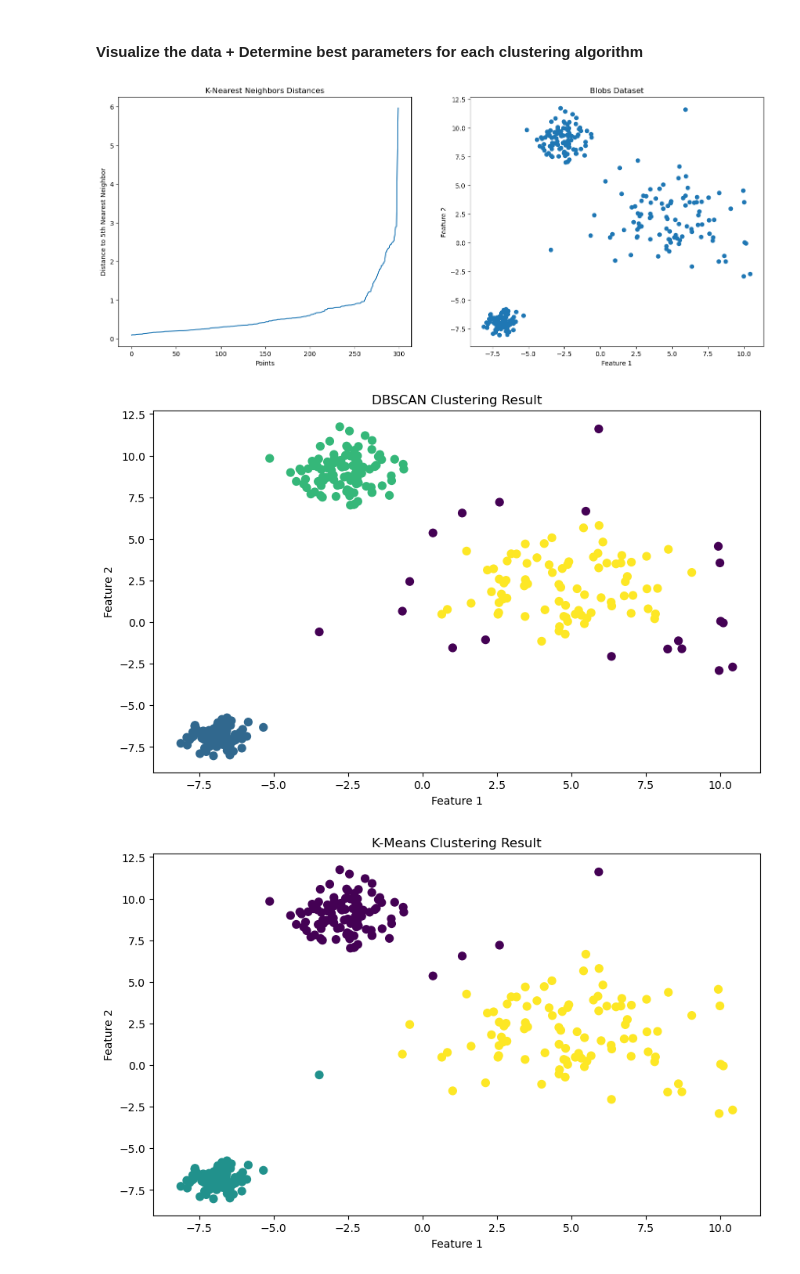
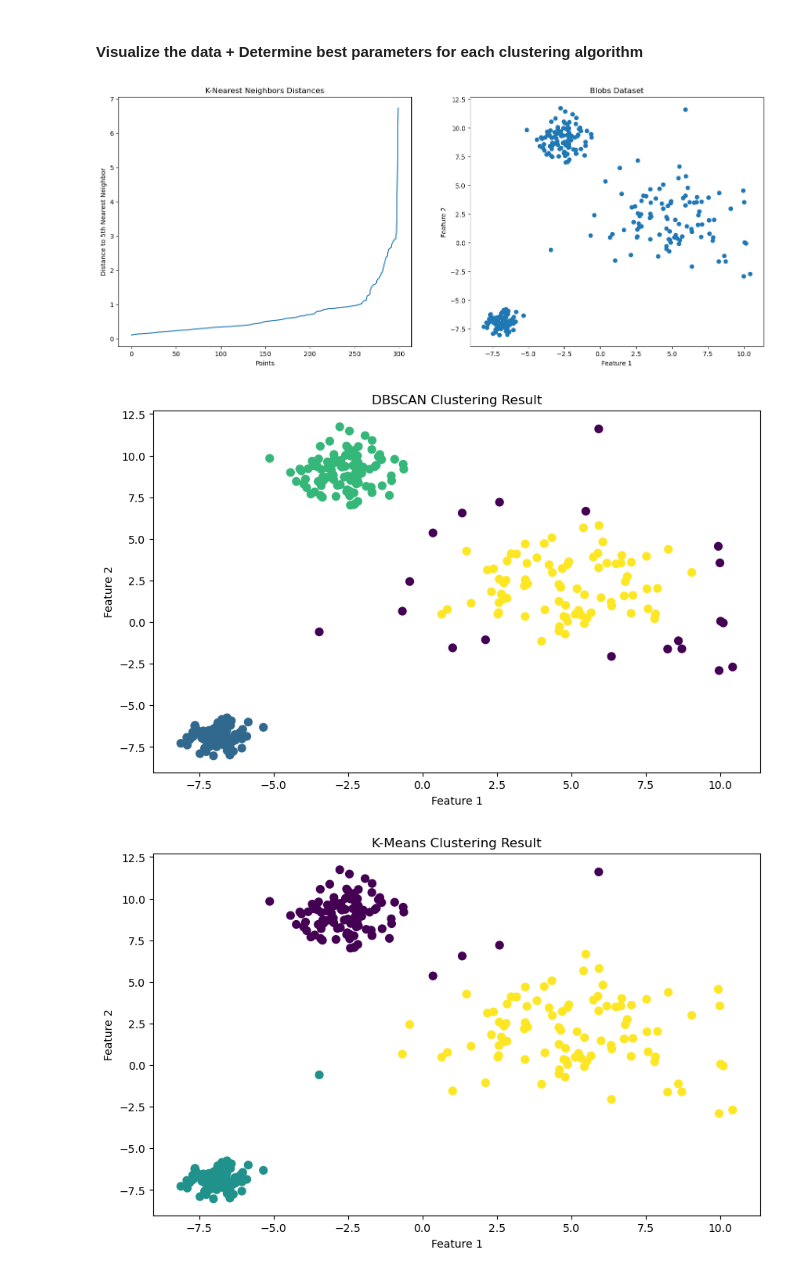
Before and after one commit to nnguyen2255/BINF-5507-Materials, a Jupyter notebook: Assignment3/DBSCAN.ipynb, the cells around one changed output. Drawn from its saved outputs; the diff is of its cells as text; code cells hidden in the pictures.

```diff
--- a/Assignment3/DBSCAN.ipynb
+++ b/Assignment3/DBSCAN.ipynb
@@ -217,35 +206,35 @@ x, y = blobs
 #DBSCAN: plot k-nearest neighbors to choose epsilon
 neighbors = NearestNeighbors(n_neighbors=6)
 neighbors.fit(x)
 distances, _ = neighbors.kneighbors(x)
-distances = np.sort(distances[:,4])
+distances = np.sort(distances[:,5])
 
 # Plot the k-nearest neighbors distances
 fig, (ax1, ax2) = plt.subplots(1, 2, figsize=(18, 7))
 ax1.plot(distances)
 ax1.set_title('K-Nearest Neighbors Distances')
 ax1.set_xlabel('Points')
 ax1.set_ylabel('Distance to 5th Nearest Neighbor')
 
 # Visualize the dataset
 ax2.scatter(x[:, 0], x[:, 1])
 ax2.set_title('Blobs Dataset')
 ax2.set_xlabel('Feature 1')
 ax2.set_ylabel('Feature 2')
 
 plt.show()
 #perform DBSCAN clustering
 dbscan = DBSCAN(eps=1.5, min_samples=6) #based on the k-neaest neighbors plot
 dbscan_clusters= dbscan.fit_predict(x)
 
 #plot the clustering results
 plot_clustering_results(x, labels=dbscan_clusters, name_of_clustering="DBSCAN")
 knn_agglo_clustering_comparison("Blobs", x, y)
 
 silhouette_avg = silhouette_score(x, dbscan_clusters)
 print(f"Silhouette Score for DBSCAN: {silhouette_avg}")
 # %% [output]
-[figure, old version]
+[figure, new version]
 [figure]
 [figure]
 [figure]
```
Also changed, not shown: parts of 6 cells of this notebook.
